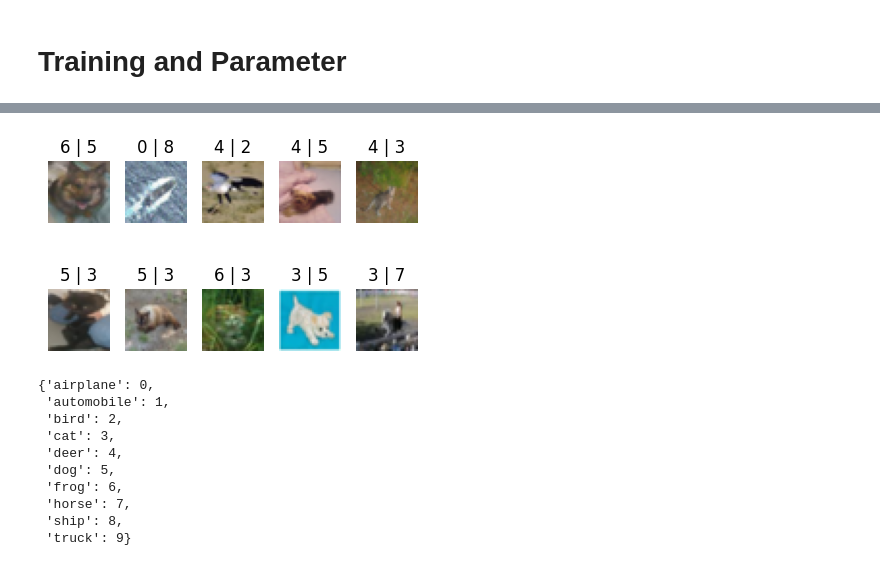
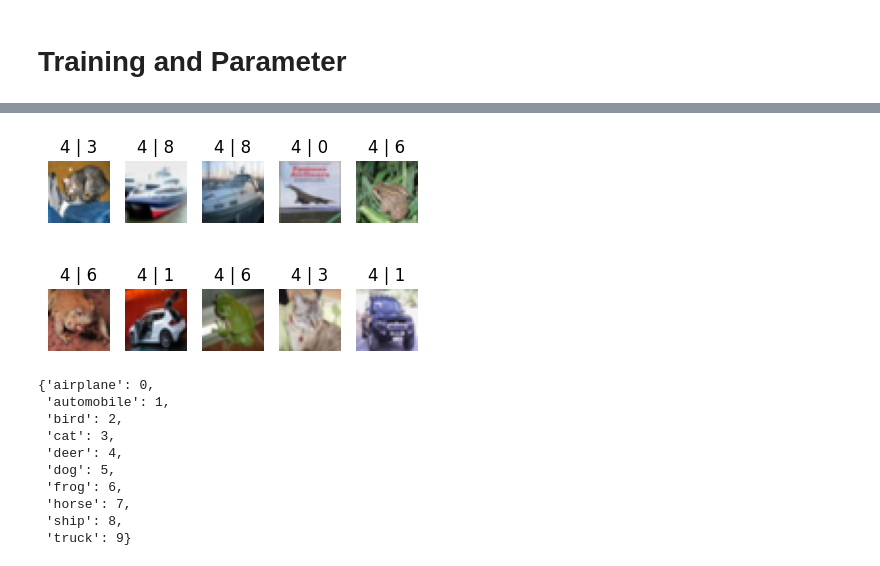
Before and after one commit to Raunak-Kesharwani/deep-learning-model-zoo, a Jupyter notebook: CNN/deep cnn (VGG stylel)/deep CNN (VGG).ipynb, the cells around one changed output, grey strips where cells are left out. Cells and saved outputs as stored; diff of their text form; code cells hidden in the pictures.

```diff
--- a/CNN/deep cnn (VGG stylel)/deep CNN (VGG).ipynb
+++ b/CNN/deep cnn (VGG stylel)/deep CNN (VGG).ipynb
@@ -8,8 +8,8 @@ from torch.utils.data import DataLoader , Dataset
 from torchvision.datasets import CIFAR10
 from torchvision.transforms import v2
 # %%
-device = "cuda" if torch.accelerator.is_available() else "cpu"
-print(f"Using {device} device")
+device = torch.device("cuda" if torch.cuda.is_available() else "cpu")
+print(f"Using {device.type} device")
 # %% [output]
 Using cuda device
 # %%
@@ -70,7 +70,7 @@ training_data.class_to_idx
 batch_size = 64
 
 train_loader = DataLoader(training_data , batch_size=batch_size , shuffle = True )
-test_loader  = DataLoader(test_data , batch_size=batch_size , shuffle = True )
+test_loader  = DataLoader(test_data , batch_size=batch_size , shuffle = False )
 # %%
 X_train , y_train = next(iter(train_loader))
 X_test , y_test = next(iter(test_loader))
@@ -129,8 +129,10 @@ class VGG_CNN(nn.Module):
             nn.Dropout2d(0.2),
             nn.MaxPool2d(2 ,2)
         )
+        self.gap = nn.AdaptiveAvgPool2d((1,1))
+
         self.fc_1 = nn.Sequential(
-            nn.Linear(4096, 256),
+            nn.Linear(256, 256),
             nn.BatchNorm1d(256),
             nn.ReLU(),
             nn.Dropout(0.35)
@@ -142,8 +144,9 @@ class VGG_CNN(nn.Module):
         x = self.layer_1(x)
         x = self.layer_2(x)
         x = self.layer_3(x)
+        x = self.gap(x)
 
-        x = x.view(x.size(0), -1)
+        x = torch.flatten(x, 1)
         x = self.fc_1(x)
         x = self.fc_2(x)
 
@@ -322,4 +326,5 @@ plt.show()
 # %%
+
 wrong_images = []
 wrong_preds = []
 wrong_labels = []
@@ -327,14 +332,16 @@ wrong_labels = []
 model.eval()
 with torch.no_grad():
     for X, y in test_loader:
-        X, y = X.to(device), y.to(device)
-        preds = model(X).argmax(1)
+        X = X.to(device)
+        y = y.to(device)
+
+        preds = model(X).argmax(dim=1)
 
         mask = preds != y
         if mask.any():
-            wrong_images.append(X[mask])
-            wrong_preds.append(preds[mask])
-            wrong_labels.append(y[mask])
+            wrong_images.append(X[mask].cpu())
+            wrong_preds.append(preds[mask].cpu())
+            wrong_labels.append(y[mask].cpu())
 
 # concatenate
 wrong_images = torch.cat(wrong_images)
@@ -343,26 +350,26 @@ wrong_labels = torch.cat(wrong_labels)
 # %%
 
 mean = torch.tensor([0.485, 0.456, 0.406])
 std  = torch.tensor([0.229, 0.224, 0.225])
 
 plt.figure(figsize=(4,3))
 for i in range(10):
-    img = wrong_images[i].cpu()                             # (3, 32, 32)
+    img = wrong_images[i]                            # (3, 32, 32)
     img = img * std[:, None, None] + mean[:, None, None]    # unnormalize
 
 
     # CHW -> HWC
     img = img.permute(1, 2, 0).clamp(0, 1)
 
     plt.subplot(2, 5, i + 1)
     plt.imshow(img)
     plt.title(f"{wrong_preds[i]} | {wrong_labels[i]}")
     plt.axis("off")
 
 plt.tight_layout()
 plt.show()
 # %% [output]
-[figure, old version]
+[figure, new version]
 # %%
 training_data.class_to_idx
 # %% [output]
```
Also changed, not shown: parts of 8 cells of this notebook, 2 other files.
